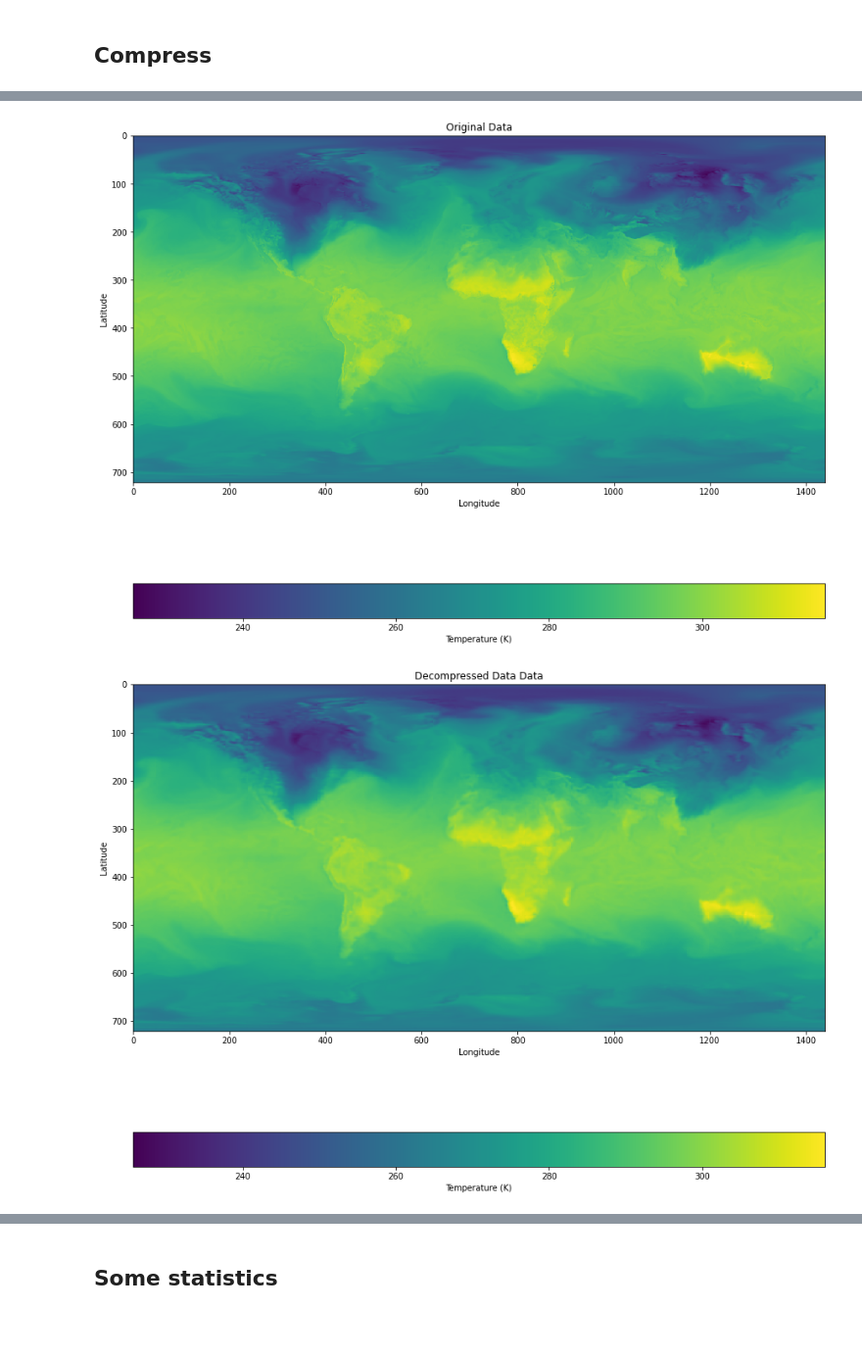
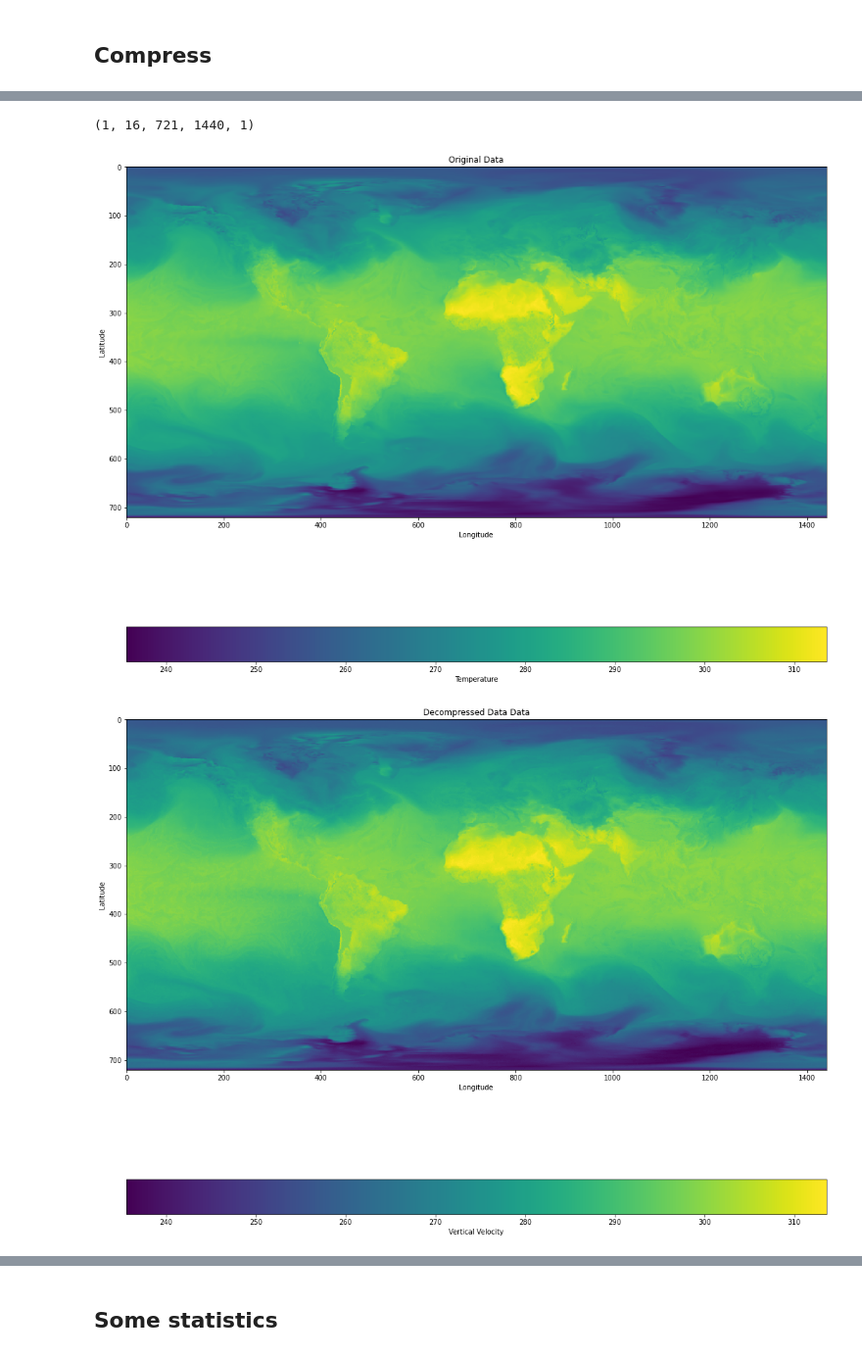
Before and after one commit to SilkeDH/lossy-ml, a Jupyter notebook: notebooks/Compressor.ipynb, the cells around one changed output, grey strips where cells are left out. Shown at 98% size. Saved outputs shown, nothing was run; the diff lists cells and outputs as text; code cells hidden in the pictures; blank space fills up the shorter version.

```diff
--- a/notebooks/Compressor.ipynb
+++ b/notebooks/Compressor.ipynb
@@ -20,5 +53,5 @@ data_or.shape
 # %% [markdown]
 ## Compress
 # %%
-compressed_data, num_chunks = compress(data_or)
+compressed_data = compress(data_or, 0.5, extra_channels = True, verbose = True)
 # %% [output]
@@ -27,0 +75,11 @@ Compression factor: 102.54222222222222
+# %%
+val = [0.001, 0.01, 0.1, 0.2, 0.3, 0.5, 0.7, 0.8, 0.9, 1]
+count = []
+times = []
+dataa = np.array(data_or[:,:,:,0], dtype= np.float32)
+vls = []
+for i in val:
+    compressed_data = compress(data_or, i,  extra_channels = True)
+    cf = dataa.nbytes /len(compressed_data)
+    vls.append(cf)
+vls
@@ -28,12 +226,16 @@ Compression factor: 102.54222222222222
 # %%
-decompressed_data = decompress(compressed_data, num_chunks)
+decompressed_data = decompress(compressed_data)
 # %%
-data_r = np.expand_dims(data_or, axis=0)
-single_plot(data_r, 0, "Original Data", "Temperature (K)", data_r[0,0].min(), data_r[0,0].max())
+data_r = np.expand_dims(data_or[:,:,:,0], axis=0)
+#data_r = np.expand_dims(data_or, axis=0)
+data_r = np.expand_dims(data_r, axis=4)
+print(data_r.shape)
+single_plot(data_r, 0, "Original Data", "Temperature", data_r[0,0].min(), data_r[0,0].max())
 # %% [output]
+(1, 16, 721, 1440, 1)
-[figure, old version]
+[figure, new version]
 # %%
 decom = np.expand_dims(decompressed_data, axis=0)
-single_plot(decom, 0, "Decompressed Data Data", "Temperature (K)", data_r[0,0].min(), data_r[0,0].max())
+single_plot(decom, 0, "Decompressed Data Data", "Vertical Velocity", data_r[0,0].min(), data_r[0,0].max())
 # %% [output]
-[figure, old version]
+[figure, new version]
```
Also changed, not shown: parts of 31 cells of this notebook, 16 other files.
